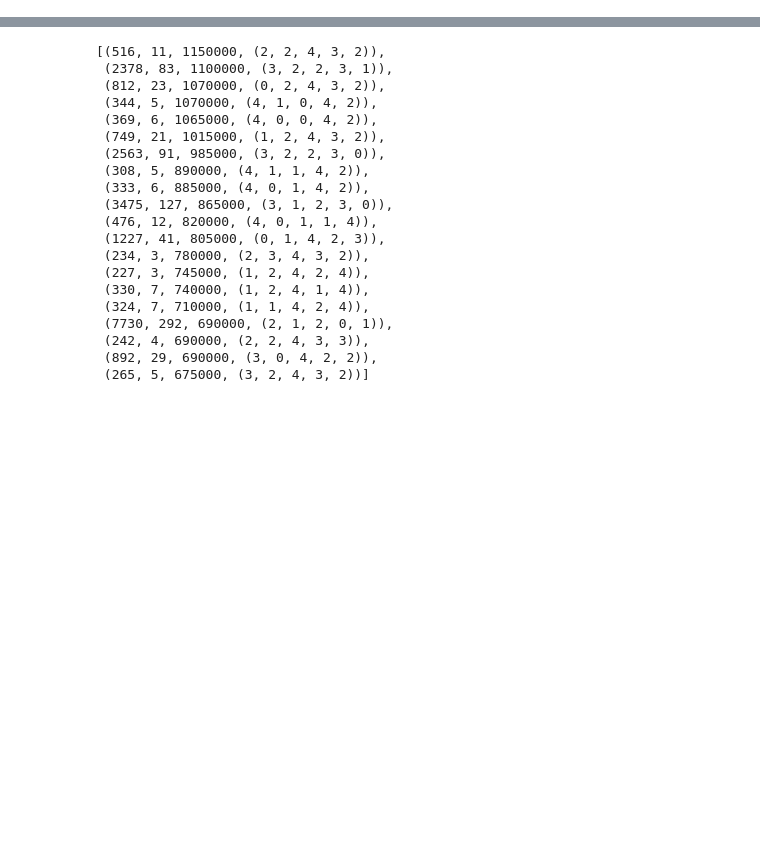
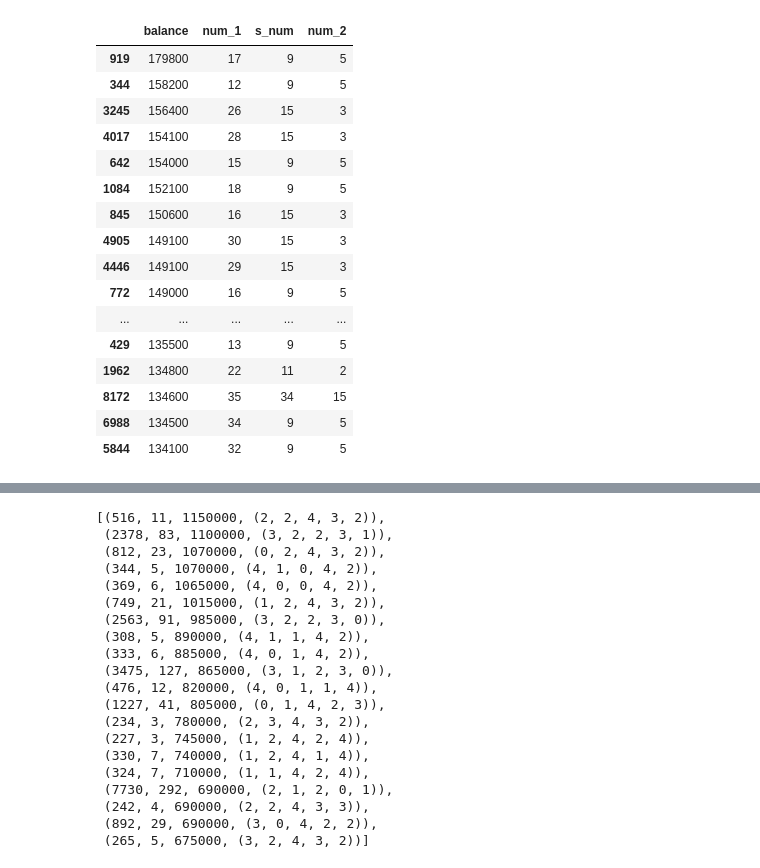
Before and after one commit to CJay-Cipher/virtual_football_league_predictor, a Jupyter notebook: colour_analyzer.ipynb, the cells around one changed output, grey strips where cells are left out. Cells and saved outputs as stored; diff of their text form; code cells hidden in the pictures; blank space fills up the shorter version.

```diff
--- a/colour_analyzer.ipynb
+++ b/colour_analyzer.ipynb
@@ -146,0 +662,21 @@ Total Draws = 3453 --> 2878 minutes --> 48 hours --> 5 days
+# %%
+# df1 = df.copy()
+df1.head(50)
+# %% [output]
+|  | balance | num_1 | s_num | num_2 |
+| 919 | 179800 | 17 | 9 | 5 |
+| 344 | 158200 | 12 | 9 | 5 |
+| 3245 | 156400 | 26 | 15 | 3 |
+| 4017 | 154100 | 28 | 15 | 3 |
+| 642 | 154000 | 15 | 9 | 5 |
+| 1084 | 152100 | 18 | 9 | 5 |
+| 845 | 150600 | 16 | 15 | 3 |
+| 4905 | 149100 | 30 | 15 | 3 |
+| 4446 | 149100 | 29 | 15 | 3 |
+| 772 | 149000 | 16 | 9 | 5 |
+| ... | ... | ... | ... | ... |
+| 429 | 135500 | 13 | 9 | 5 |
+| 1962 | 134800 | 22 | 11 | 2 |
+| 8172 | 134600 | 35 | 34 | 15 |
+| 6988 | 134500 | 34 | 9 | 5 |
+| 5844 | 134100 | 32 | 9 | 5 |
```
Also changed, not shown: parts of 22 cells of this notebook, 7 other files.
